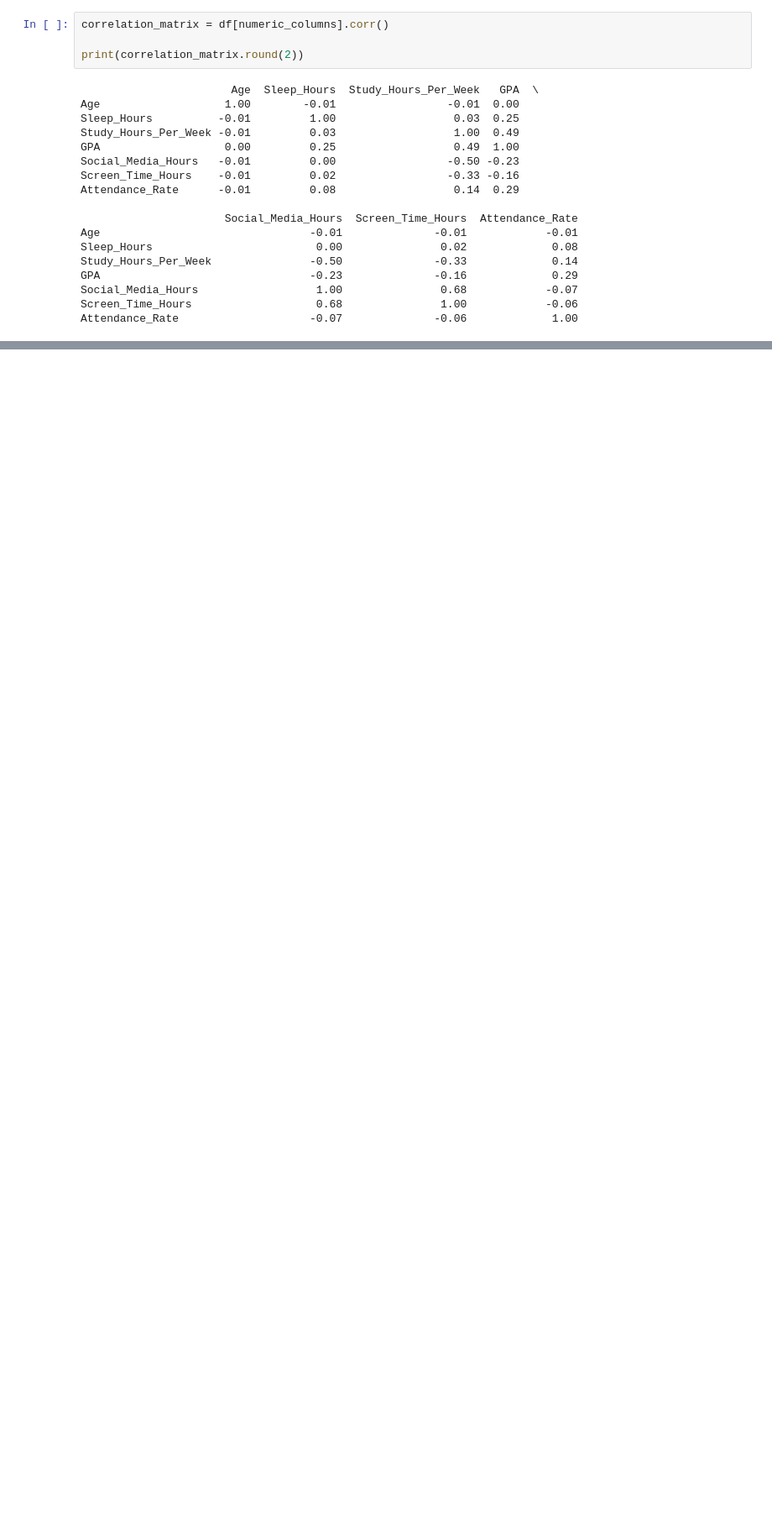
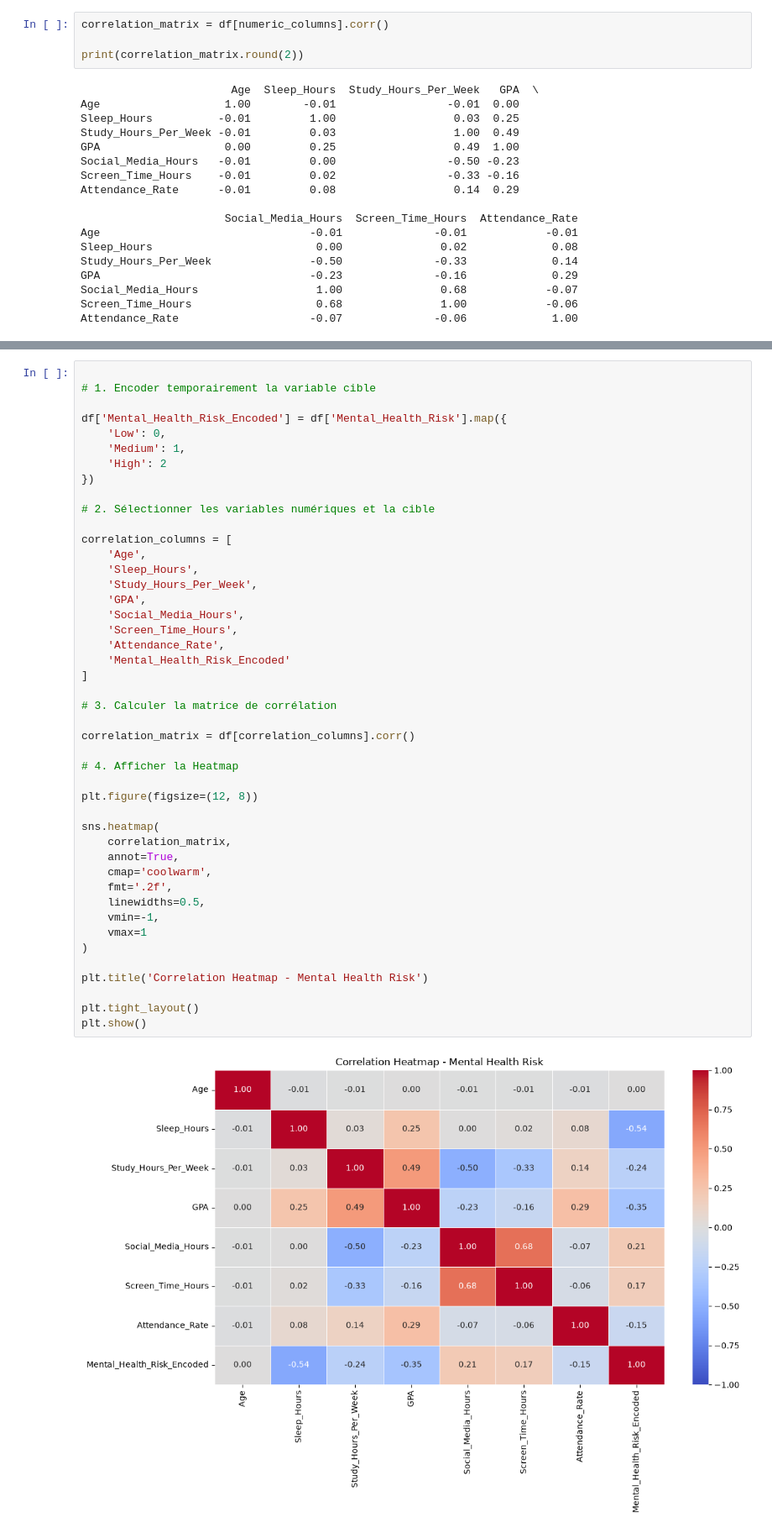
Before and after one commit to Azzam-Olaya/student-mental-health-pipeline, a Jupyter notebook: notebook/extraction.ipynb, the cells around one changed output, grey strips where cells are left out. Shown at 84% size. Saved outputs shown, nothing was run; the diff lists cells and outputs as text; blank space fills up the shorter version.

Commit message:
examine correlations and identify top risk-related features

```diff
--- a/notebook/extraction.ipynb
+++ b/notebook/extraction.ipynb
@@ -480,3 +480,50 @@ plt.tight_layout()
 plt.show()
 # %% [output]
 [figure]
+# %%
+
+# 1. Encoder temporairement la variable cible
+
+df['Mental_Health_Risk_Encoded'] = df['Mental_Health_Risk'].map({
+    'Low': 0,
+    'Medium': 1,
+    'High': 2
+})
+
+# 2. Sélectionner les variables numériques et la cible
+
+correlation_columns = [
+    'Age',
+    'Sleep_Hours',
+    'Study_Hours_Per_Week',
+    'GPA',
+    'Social_Media_Hours',
+    'Screen_Time_Hours',
+    'Attendance_Rate',
+    'Mental_Health_Risk_Encoded'
+]
+
+# 3. Calculer la matrice de corrélation
+
+correlation_matrix = df[correlation_columns].corr()
+
+# 4. Afficher la Heatmap
+
+plt.figure(figsize=(12, 8))
+
+sns.heatmap(
+    correlation_matrix,
+    annot=True,
+    cmap='coolwarm',
+    fmt='.2f',
+    linewidths=0.5,
+    vmin=-1,
+    vmax=1
+)
+
+plt.title('Correlation Heatmap - Mental Health Risk')
+
+plt.tight_layout()
+plt.show()
+# %% [output]
+[figure, added]
```
Also changed, not shown: parts of 1 cell of this notebook, 1 other file.
